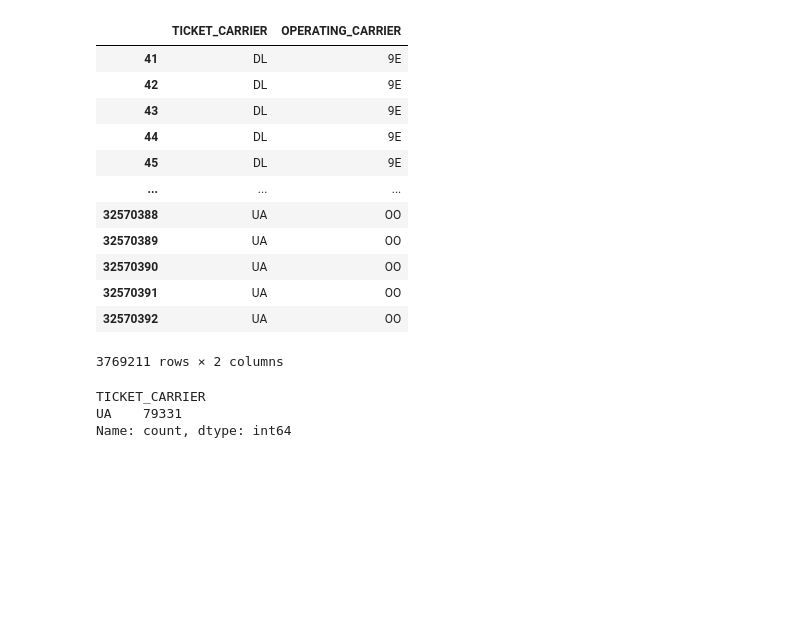
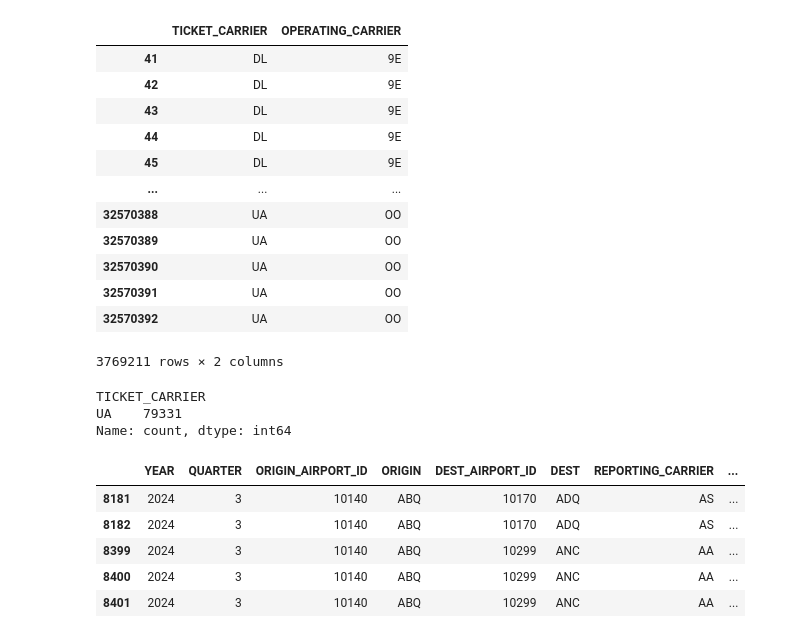
Before and after one commit to normangw/5200-data-viz, a Jupyter notebook: technical-details/eda/data_exploration.ipynb, the cells around one changed output. Drawn from its saved outputs; the diff is of its cells as text; code cells hidden in the pictures; blank space fills up the shorter version.

```diff
--- a/technical-details/eda/data_exploration.ipynb
+++ b/technical-details/eda/data_exploration.ipynb
@@ -278,3 +278,12 @@ df[df['OPERATING_CARRIER']=='G7']['TICKET_CARRIER'].value_counts()
 TICKET_CARRIER
 UA    79331
 Name: count, dtype: int64
+# %%
+df[df['MKT_GEO_TYPE'] == 1].head()
+# %% [output]
+|  | YEAR | QUARTER | ORIGIN_AIRPORT_ID | ORIGIN | DEST_AIRPORT_ID | DEST | REPORTING_CARRIER | ... |
+| 8181 | 2024 | 3 | 10140 | ABQ | 10170 | ADQ | AS | ... |
+| 8182 | 2024 | 3 | 10140 | ABQ | 10170 | ADQ | AS | ... |
+| 8399 | 2024 | 3 | 10140 | ABQ | 10299 | ANC | AA | ... |
+| 8400 | 2024 | 3 | 10140 | ABQ | 10299 | ANC | AA | ... |
+| 8401 | 2024 | 3 | 10140 | ABQ | 10299 | ANC | AA | ... |
```
Also changed, not shown: 2 other files.
